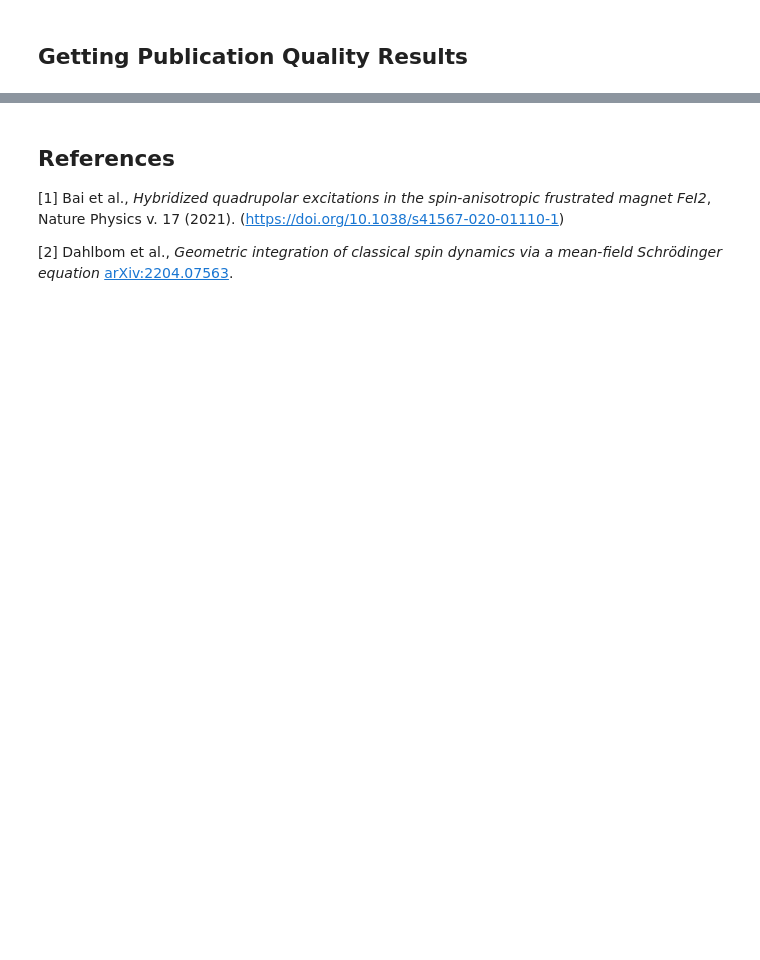
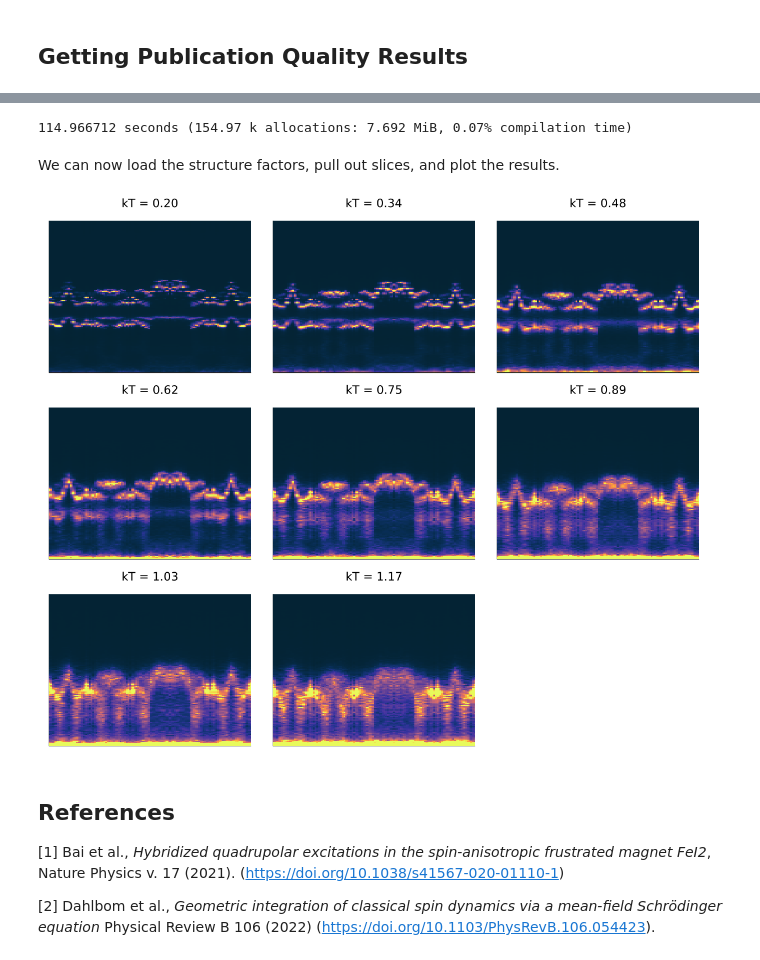
Before and after one commit to SunnySuite/SunnyTutorials, a Jupyter notebook: tutorials/FeI2/FeI2_tutorial.ipynb, the cells around one changed output, grey strips where cells are left out. Saved outputs shown, nothing was run; the diff lists cells and outputs as text; code cells hidden in the pictures; blank space fills up the shorter version.

```diff
--- a/tutorials/FeI2/FeI2_tutorial.ipynb
+++ b/tutorials/FeI2/FeI2_tutorial.ipynb
@@ -464,5 +495,59 @@ The image below was generated using a system of $24 \times 24 \times 8$ spins. A
+# %%
+kTs = range(0.2, 1.17, length=(nprocs()-1))
+seeds = 1:length(kTs)
+
+@time pmap(zip(seeds, kTs .* 3.2)) do (seed, kT)
+    rng = MersenneTwister(seed)
+
+    # Create an FeI₂ system and initialize in ground state
+    sys = FeI₂((12, 12, 4); rng)
+    Zs = load("FeI2_ground_state.jld2", "Zs")
+    Sunny.init_from_coherents!(sys, Zs)
+
+    # Set up Langevin sampler
+    decorr_time = 2.0 # Time in meV^-1 required to get an uncorrelated sample
+    nsteps = round(Int, decorr_time/Δt) # Number of time steps corresponding to this duration
+    kT *= Sunny.meV_per_K # Temperature in meV
+    α = 0.1
+    Δt_lang = 0.0092
+    sampler = LangevinSampler(sys, kT, α, Δt_lang, nsteps);
+
+    # Calculate the dynamic structure factor
+    dt = 0.025 # Step size for generalized Landau-Lifshitz dynamics
+    omega_max = 8.0 # Maximum energy to resolve
+    num_omegas = 300 # Number of energies to resolve
+
+    sf = dynamic_structure_factor(sys, sampler;
+        dt, omega_max, num_omegas, thermalize = 6,
+        verbose=false, reduce_basis=true, dipole_factor=true,
+    )
+
+    save("FeI2_dynsf_$(seed).jld2", "sf", sf)
+end;
+# %% [output]
+114.966712 seconds (154.97 k allocations: 7.692 MiB, 0.07% compilation time)
+# %% [markdown]
+We can now load the structure factors, pull out slices, and plot the results.
+# %%
+sfs = [load("FeI2_dynsf_$(seed).jld2", "sf") for seed in seeds]
+slices = [sf_slice(sf, points; interp_scale=2) for sf in sfs];
+# %%
+using Formatting
+
+ps = []
+for (slice, kT) in zip(slices, kTs)
+    p = Plots.heatmap(1:size(slice, 1), ωs[0:i], slice[:,0:i]';
+        color=:thermal, xticks=nothing, yticks=nothing, clims=(0.0, 5e6), colorbar=false,
+        title="kT = "*format("{:.2f}", kT))
+    push!(ps, p)
+end
+
+# layout = Plots.@layout [a; b; c; d; e; f; g; h]
+Plots.plot(ps...; size=(1200,1000), margin=3Plots.mm, fmt=:png)
+# %% [output]
+[figure, added]
 # %% [markdown]
 ## References
 \[1\] Bai et al., _Hybridized quadrupolar excitations in the spin-anisotropic frustrated magnet FeI2_, Nature Physics v. 17 (2021). (https://doi.org/10.1038/s41567-020-01110-1)
 
-\[2\] Dahlbom et al., _Geometric integration of classical spin dynamics via a mean-field Schrödinger equation_ [arXiv:2204.07563](https://arxiv.org/abs/2204.07563).
+\[2\] Dahlbom et al., _Geometric integration of classical spin dynamics via a mean-field Schrödinger equation_ Physical Review B 106 (2022) (https://doi.org/10.1103/PhysRevB.106.054423).
```
Also changed, not shown: parts of 19 cells of this notebook, 3 other files.
